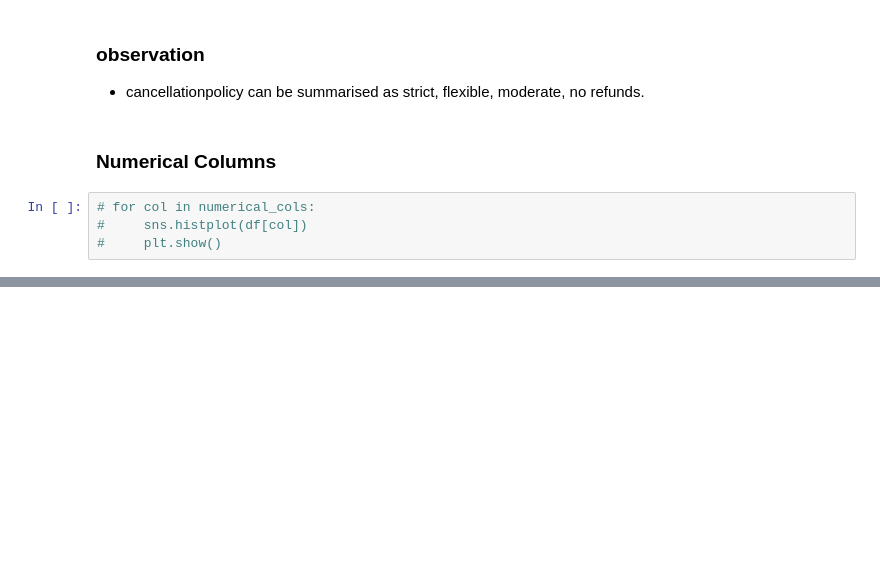
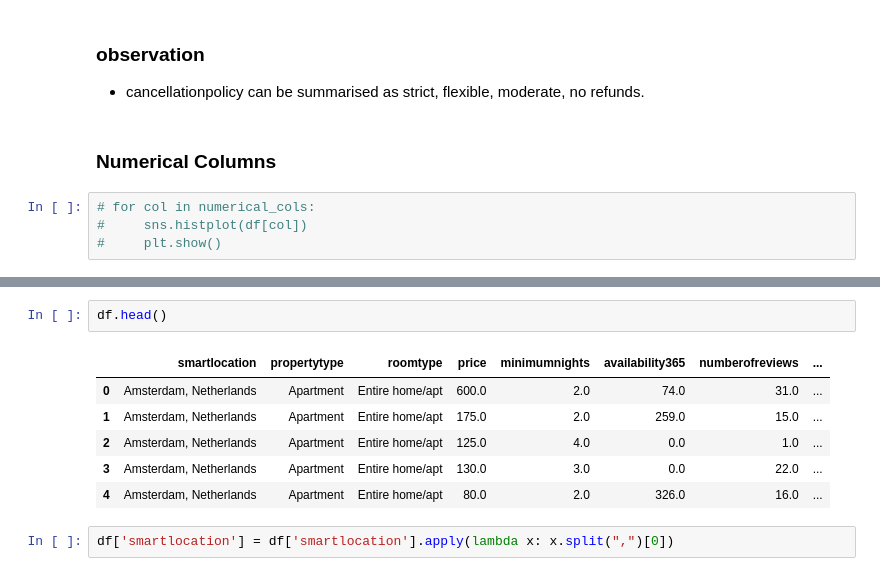
Before and after one commit to SinghJagpreet096/AirBnbPricePridiction, a Jupyter notebook: notebook/EDA.ipynb, the cells around one changed output, grey strips where cells are left out. Saved outputs shown, nothing was run; the diff lists cells and outputs as text; blank space fills up the shorter version.

```diff
--- a/notebook/EDA.ipynb
+++ b/notebook/EDA.ipynb
@@ -364,0 +391,11 @@ sns.histplot(df['cancellationpolicy'])
+# %%
+df.head()
+# %% [output]
+|  | smartlocation | propertytype | roomtype | price | minimumnights | availability365 | numberofreviews | ... |
+| 0 | Amsterdam, Netherlands | Apartment | Entire home/apt | 600.0 | 2.0 | 74.0 | 31.0 | ... |
+| 1 | Amsterdam, Netherlands | Apartment | Entire home/apt | 175.0 | 2.0 | 259.0 | 15.0 | ... |
+| 2 | Amsterdam, Netherlands | Apartment | Entire home/apt | 125.0 | 4.0 | 0.0 | 1.0 | ... |
+| 3 | Amsterdam, Netherlands | Apartment | Entire home/apt | 130.0 | 3.0 | 0.0 | 22.0 | ... |
+| 4 | Amsterdam, Netherlands | Apartment | Entire home/apt | 80.0 | 2.0 | 326.0 | 16.0 | ... |
+# %%
+df['smartlocation'] = df['smartlocation'].apply(lambda x: x.split(",")[0])
```
Also changed, not shown: parts of 8 cells of this notebook, 2 other files.
